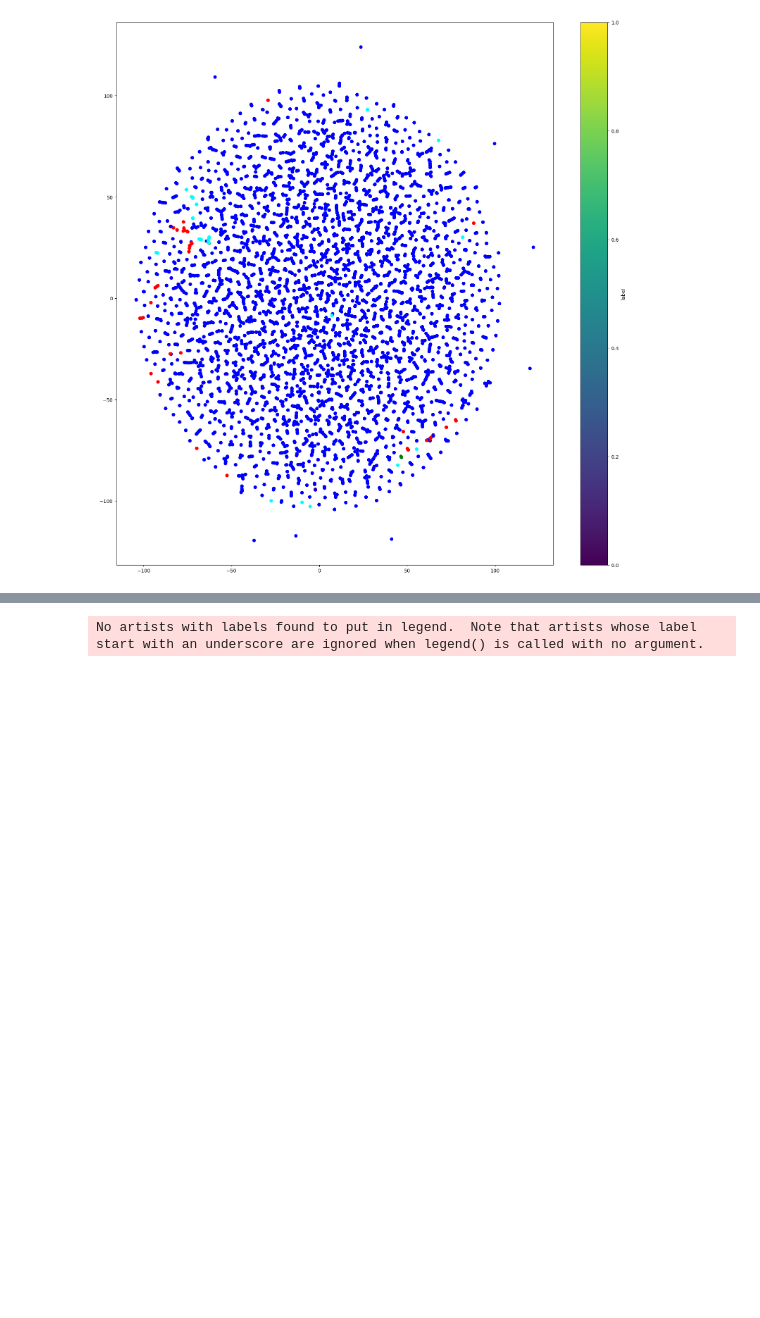
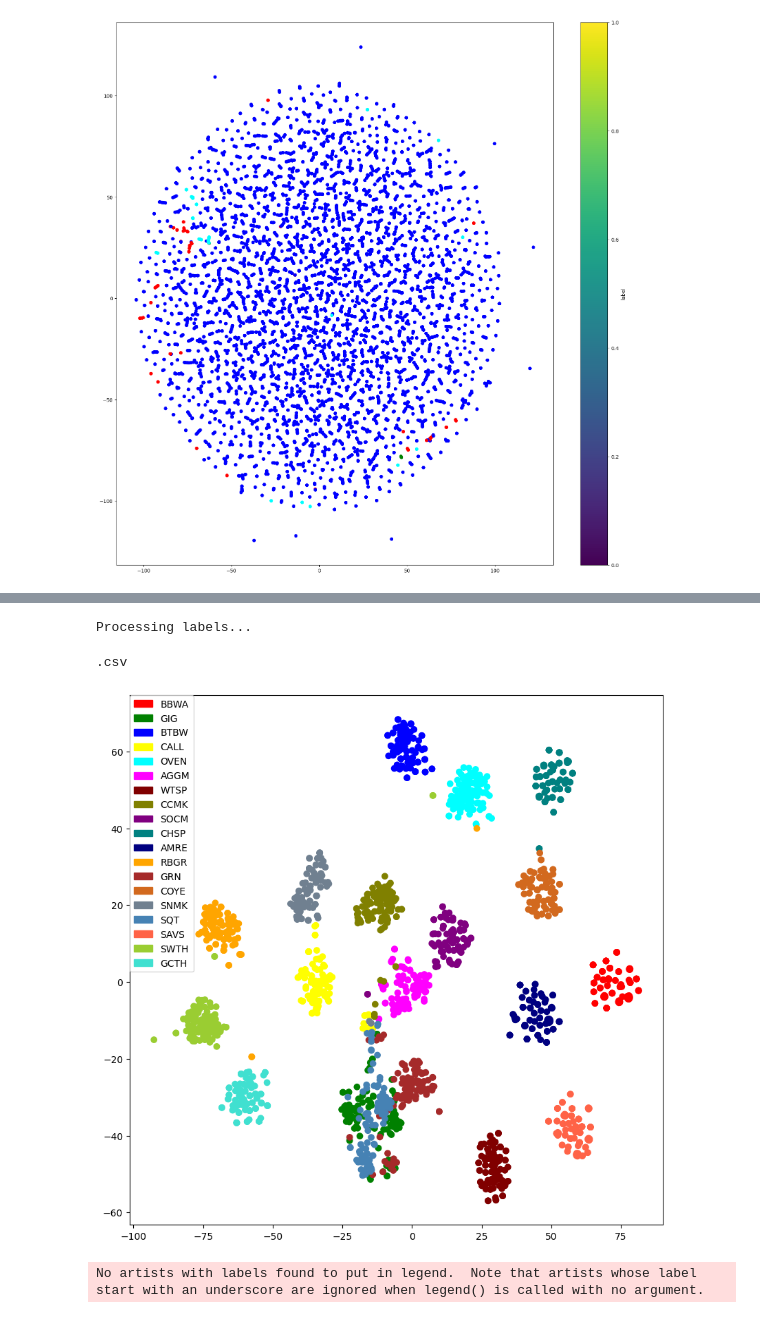
Before and after one commit to wty0511/MSc_Individual_Project, a Jupyter notebook: Untitled-1.ipynb, the cells around one changed output, grey strips where cells are left out. Saved outputs shown, nothing was run; the diff lists cells and outputs as text; code cells hidden in the pictures; blank space fills up the shorter version.

```diff
--- a/Untitled-1.ipynb
+++ b/Untitled-1.ipynb
@@ -324,0 +356,77 @@ Processing labels...
+# %%
+
+from src.utils.class_dataset import *
+from src.models.MAML import *
+from sklearn.manifold import TSNE
+import matplotlib.pyplot as plt
+import matplotlib.patches as mpatches
+
+if not GlobalHydra().is_initialized():
+    initialize(config_path="./")
+
+cfg = compose(config_name="config_maml.yaml")
+
+save_file = r"/root/task5_2023/Checkpoints/pretrain_conv/Model/best_model.pth"
+checkpoint = torch.load(save_file)
+model_state = checkpoint['state']
+config = checkpoint['config']
+color_dict = {
+    0: '#FF0000',  # 红色
+    1: '#008000',  # 绿色
+    2: '#0000FF',  # 蓝色
+    3: '#FFFF00',  # 黄色
+    4: '#00FFFF',  # 青色
+    5: '#FF00FF',  # 紫罗兰
+    6: '#800000',  # 栗色
+    7: '#808000',  # 橄榄色
+    8: '#800080',  # 紫色
+    9: '#008080',  # 青绿色
+    10: '#000080',  # 海蓝色
+    11: '#FFA500',  # 橙色
+    12: '#A52A2A',  # 棕色
+    13: '#D2691E',  # 巧克力色
+    14: '#708090',  # 石板灰
+    15: '#4682B4',  # 钢青色
+    16: '#FF6347',  # 番茄红
+    17: '#9ACD32',  # 黄绿色
+    18: '#40E0D0'   # 蓝绿色
+}
+
+
+train_dataset = ClassDataset(cfg, mode = 'train', same_class_in_different_file=True, debug= False)
+classes = train_dataset.classes
+classes = list(classes)
+feat = []
+labels = []
+model = PretrainClassifier_large().to('cuda' if torch.cuda.is_available() else 'cpu')
+model.load_state_dict(model_state)
+
+for k, class_  in enumerate(classes):
+    for i in range(100):
+        data = train_dataset.__getitem__(class_)
+        model.eval()
+        embedding = model.get_feature(data[0][1].unsqueeze(0).cuda()).squeeze().detach().cpu().numpy()
+        feat.append(embedding)
+
+        labels.append(k)
+
+
+tsne = TSNE(n_components=2, random_state=1)
+data_2d = tsne.fit_transform(feat)
+
+coloars = [color_dict[label] for label in labels]
+
+plt.figure(figsize=(10, 10))
+plt.scatter(data_2d[:, 0], data_2d[:, 1], c=coloars, cmap='viridis')
+
+patches = [mpatches.Patch(color=color_dict[i], label='{}'.format(classes[i])) for i in range(19)]
+
+plt.legend(handles=patches, bbox_to_anchor=(0.0, 1), loc='upper left', borderaxespad=0.)
+# plt.legend(handles=patches, loc='best')
+
+# plt.colorbar(label='label')
+# plt.scatter(data_2d[-2, 0], data_2d[-2, 1], c='red', marker='x', s=200)
+# plt.scatter(data_2d[-1, 0], data_2d[-1, 1], c='blue', marker='x', s=200)
+
+plt.show()
+# %% [output]
@@ -325,3 +447,6 @@ Processing labels...
+Processing labels...
+.csv
+[figure, added]
 # %%
 
 import os
```
Also changed, not shown: parts of 3 cells of this notebook, 17 other files.
